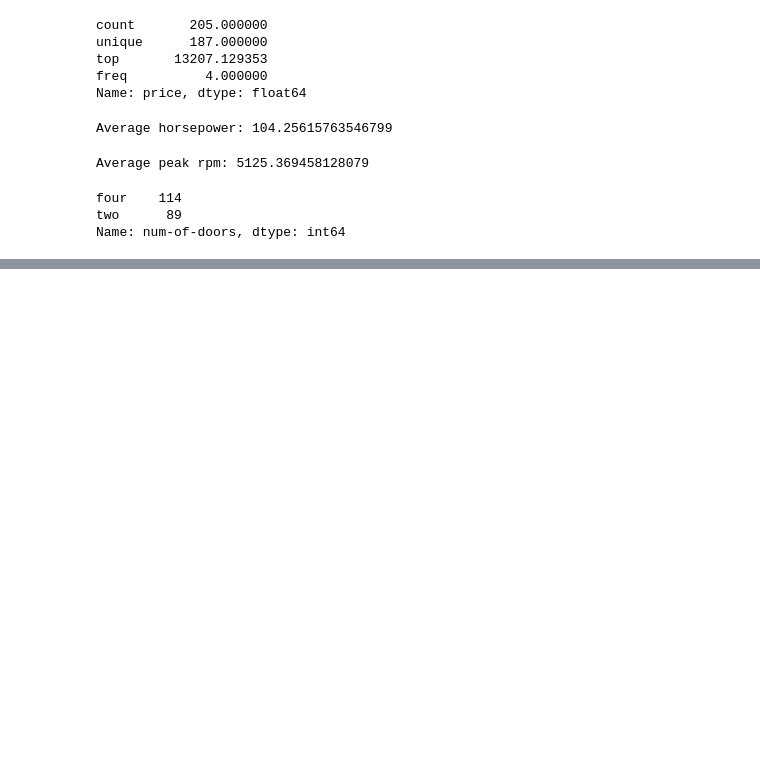
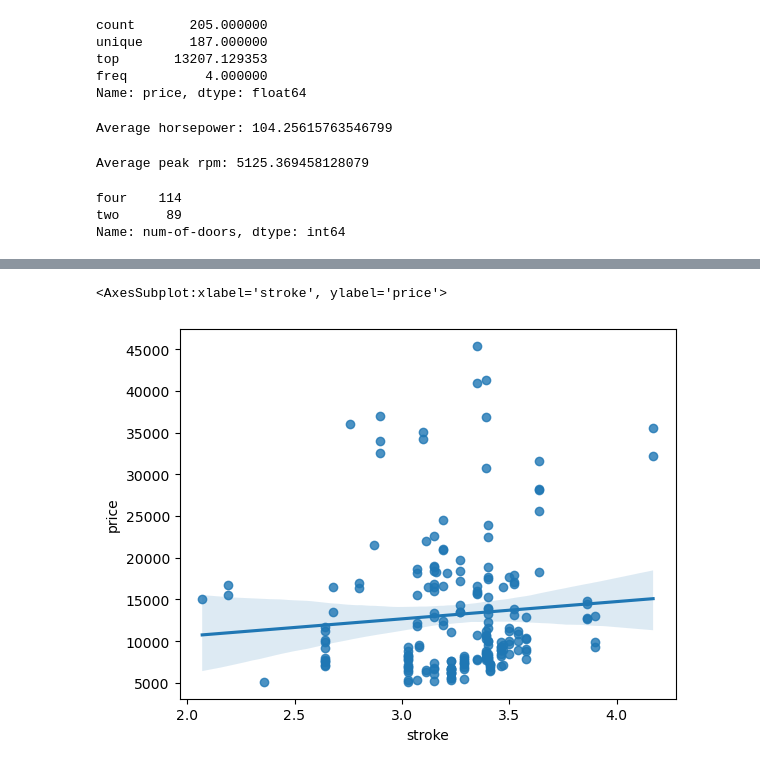
Before and after one commit to muwongelawrence-tech/Statistical_Machine_Learning-and-Data-science, a Jupyter notebook: statistical machine learning projects/Data Analysis/Fundamentals of Data Analysis.ipynb, the cells around one changed output, grey strips where cells are left out. Drawn from its saved outputs; the diff is of its cells as text; code cells hidden in the pictures; blank space fills up the shorter version.

```diff
--- a/statistical machine learning projects/Data Analysis/Fundamentals of Data Analysis.ipynb
+++ b/statistical machine learning projects/Data Analysis/Fundamentals of Data Analysis.ipynb
@@ -688,0 +816,6 @@ df2.to_csv('clean_df.csv')
+# %%
+# lets check and if there is a linear relationship between stroke and price
+sns.regplot(x="stroke", y="price" , data= df3)
+# %% [output]
+<AxesSubplot:xlabel='stroke', ylabel='price'>
+[figure, added]
```
Also changed, not shown: parts of 70 cells of this notebook, 1 other file.
